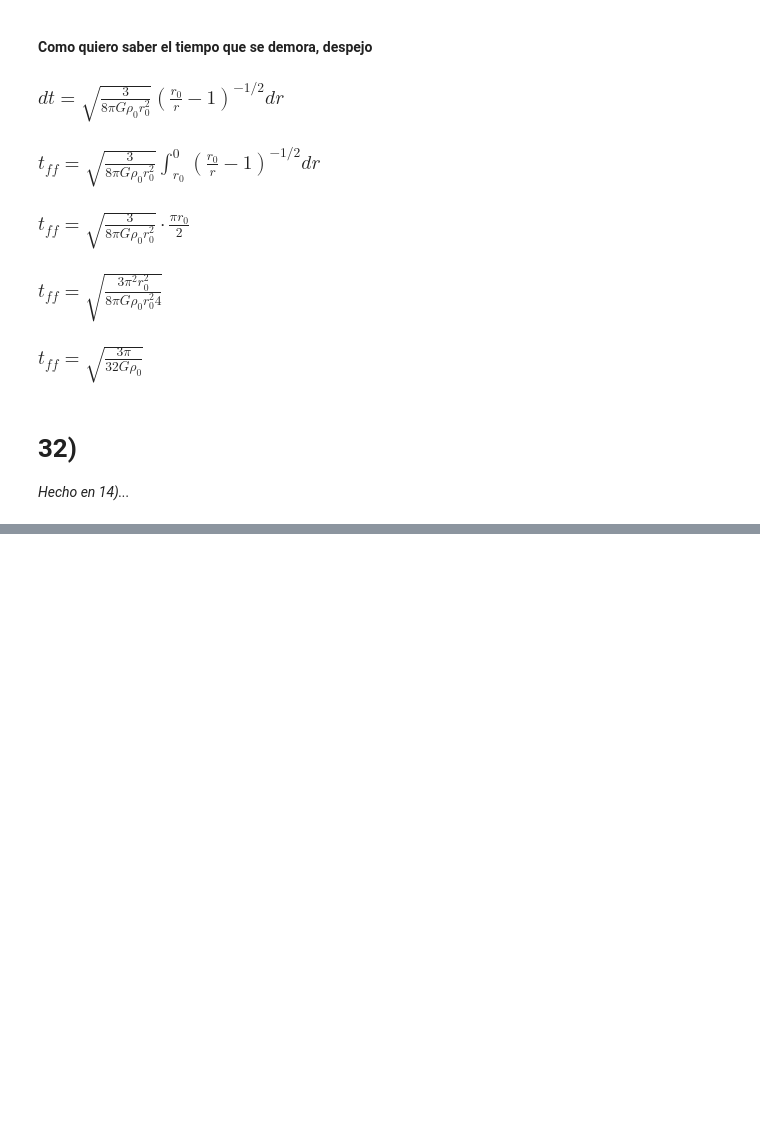
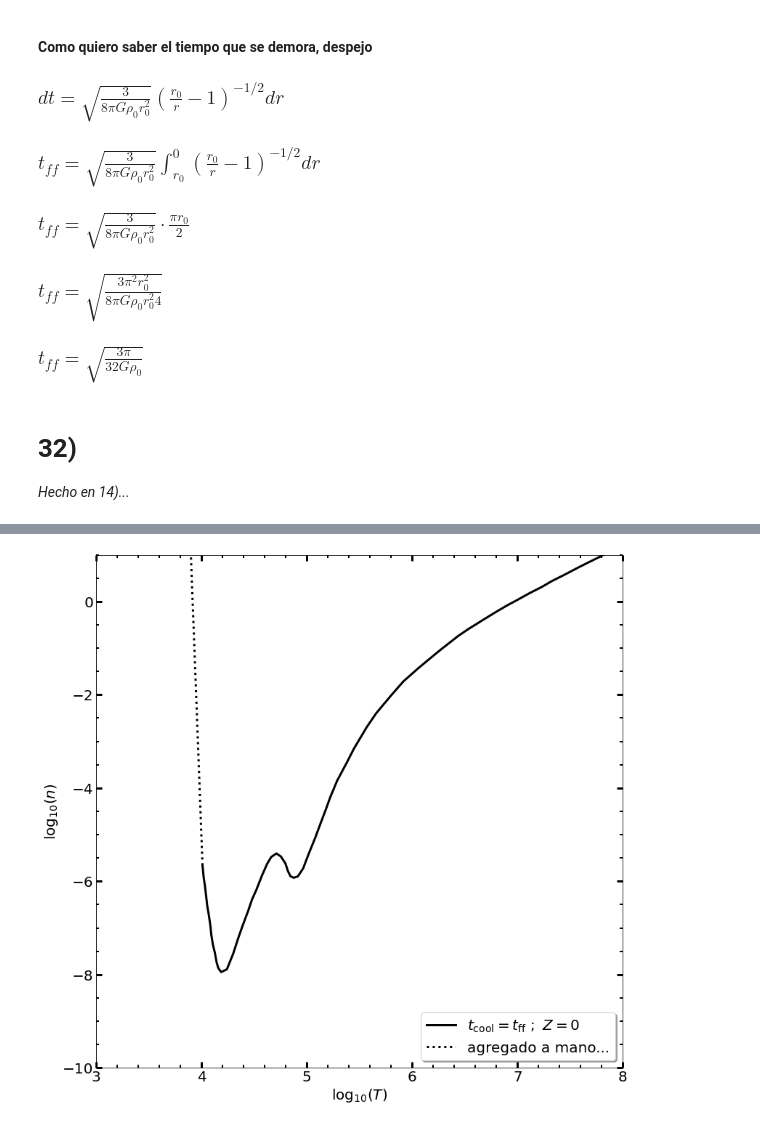
Before and after one commit to BrunoCeliz/FEG, a Jupyter notebook: TP_30-34.ipynb, the cells around one changed output, grey strips where cells are left out. Saved outputs shown, nothing was run; the diff lists cells and outputs as text; code cells hidden in the pictures; blank space fills up the shorter version.

```diff
--- a/TP_30-34.ipynb
+++ b/TP_30-34.ipynb
@@ -27,0 +84,31 @@
+# %%
+#n(T):
+
+def f(T,Lambda,a):
+    y = (a*T/Lambda)**2
+    return y
+
+plt.figure(figsize=(13,13))
+
+n = f(aux_T,aux_lambda,1e-7)
+
+plt.plot(np.log10(aux_T),np.log10(n),c='k',label='$t_{\mathrm{cool}} = t_{\mathrm{ff}} ~;~ Z=0$',lw=3)
+plt.plot([np.log10(aux_T[0]),3.95,3.9],[np.log10(n[0]),-2,1],c='k',ls=':',lw=3,label='agregado a mano...')
+
+plt.xlim(3,8)
+plt.ylim(-10,1)
+
+plt.xlabel('$\log_{10}(T)$',fontsize=20)
+plt.ylabel('$\log_{10}(n)$',fontsize=20)
+
+plt.tick_params(labelsize=20,width=3,length=8,direction='in',bottom=True, top=True, left=True, right=True)
+
+ax = plt.gca()
+ax.xaxis.set_minor_locator(AutoMinorLocator())
+ax.yaxis.set_minor_locator(AutoMinorLocator())
+
+ax.tick_params(which='minor',length=4,direction='in',width=2,bottom=True, top=True, left=True, right=True)
+
+plt.legend(loc='lower right',fontsize=20,shadow=True);
+# %% [output]
+[figure, added]
```
Also changed, not shown: parts of 3 cells of this notebook, 1 other file.
